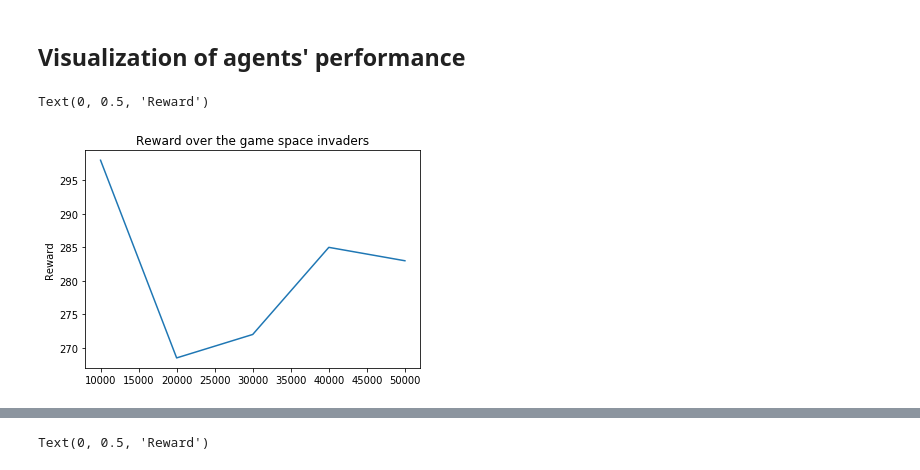
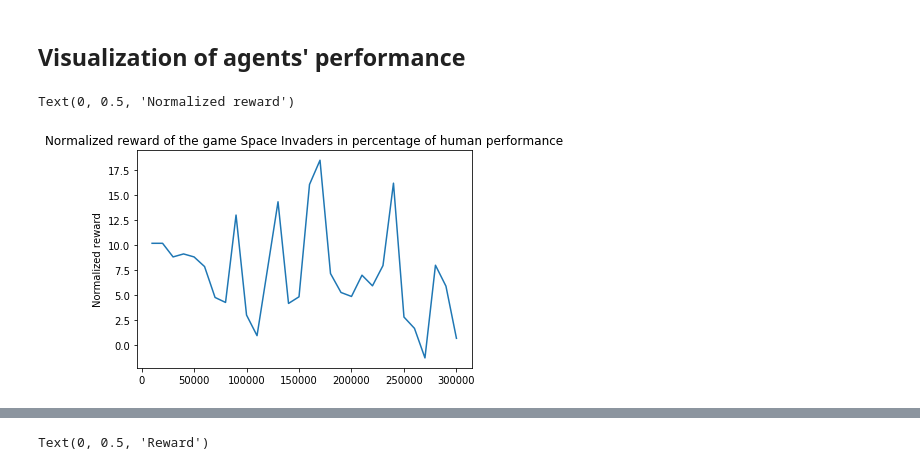
Before and after one commit to BWallyn/Rainbow, a Jupyter notebook: visualization/Visualization_results.ipynb, the cells around one changed output, grey strips where cells are left out. Saved outputs shown, nothing was run; the diff lists cells and outputs as text; code cells hidden in the pictures.

Commit message:
add visualizations

```diff
--- a/visualization/Visualization_results.ipynb
+++ b/visualization/Visualization_results.ipynb
@@ -9,16 +9,20 @@ import pickle
 ## Dictionnaries of performance
 # %%
 human_performance = {'alien': 6875.,
+                     'atlantis': 29028.,
                      'boxing': 4.3,
                      'breakout': 31.8,
                      'pong': 9.3,
-                     'space_invaders': 1652,}
+                     'qbert': 13455.,
+                     'space_invaders': 1652.,}
 # %%
 random_performance = {'alien': 227.8,
+                      'atlantis': 12850.,
                       'boxing': 0.1,
                       'breakout': 1.7,
                       'pong': -20.7,
-                      'space_invaders': 148,}
+                      'qbert': 163.9,
+                      'space_invaders': 148.,}
 # %% [markdown]
 ## Functions
 # %%
@@ -44,15 +48,19 @@ def df_results(history, human_perf: float, random_perf: float,
 # %% [markdown]
 ## Visualization of agents' performance
 # %%
-spaceinvaders_history = pickle.load(open('data/space_invaders_T55000_strtTrain200_steps10000.p', 'rb'))
+spaceinvaders_history = pickle.load(open('data/space_invaders_T305000_strtTrain200_steps10000.p', 'rb'))
 # %%
 spaceinvaders_reward = spaceinvaders_history['reward']
 spaceinvaders_avg_reward = spaceinvaders_history['avg_reward']
 spaceinvaders_avg_Q = spaceinvaders_history['avg_Q']
-# %%
-plt.plot([10000, 20000, 30000, 40000, 50000], spaceinvaders_avg_reward)
-plt.title('Reward over the game space invaders')
-plt.ylabel('Reward')
-# %% [output]
-Text(0, 0.5, 'Reward')
-[figure, removed]
+# %%
+df_spaceinvaders = df_results(spaceinvaders_history, human_performance['space_invaders'], random_performance['space_invaders'],
+                    step_test=10000, begin_test=10000, end_test=300000,
+                    name_model='Rainbow_spaceinvaders')
+# %%
+plt.plot(df_spaceinvaders['points_test'], df_spaceinvaders['avg_reward_normalized_human'])
+plt.title('Normalized reward of the game Space Invaders in percentage of human performance')
+plt.ylabel('Normalized reward')
+# %% [output]
+Text(0, 0.5, 'Normalized reward')
+[figure, added]
```
Also changed, not shown: parts of 5 cells of this notebook, 7 other files.
